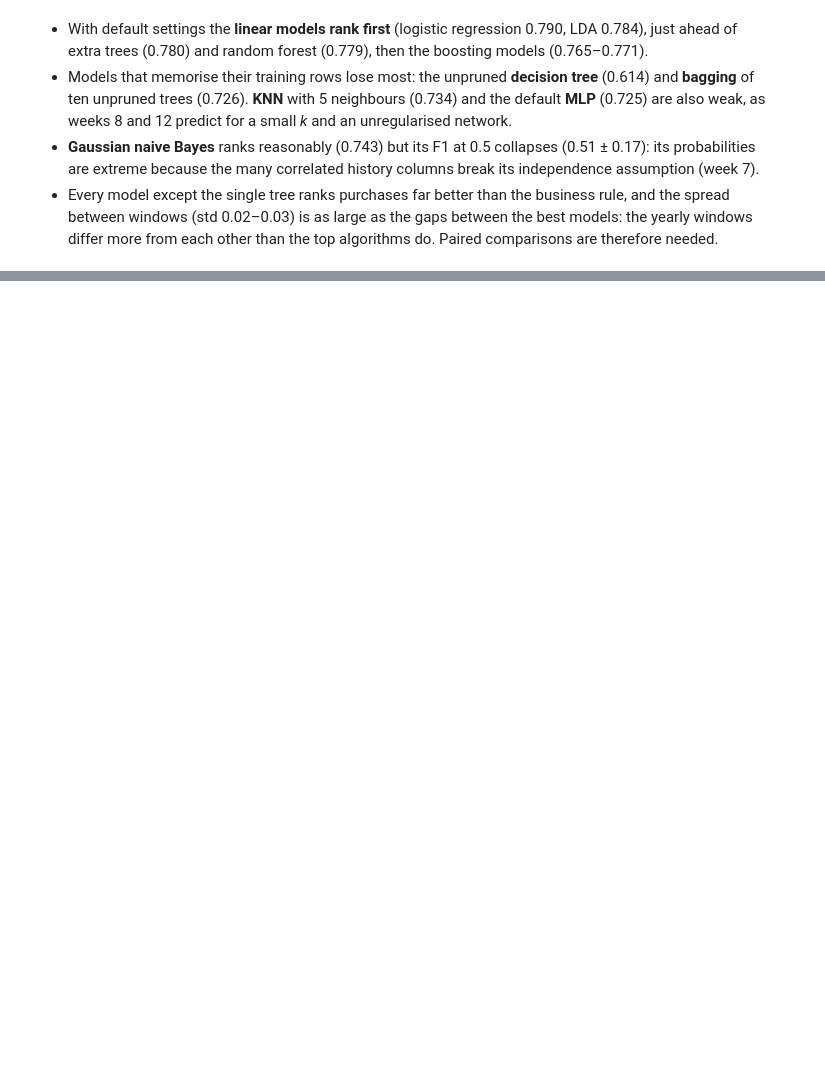
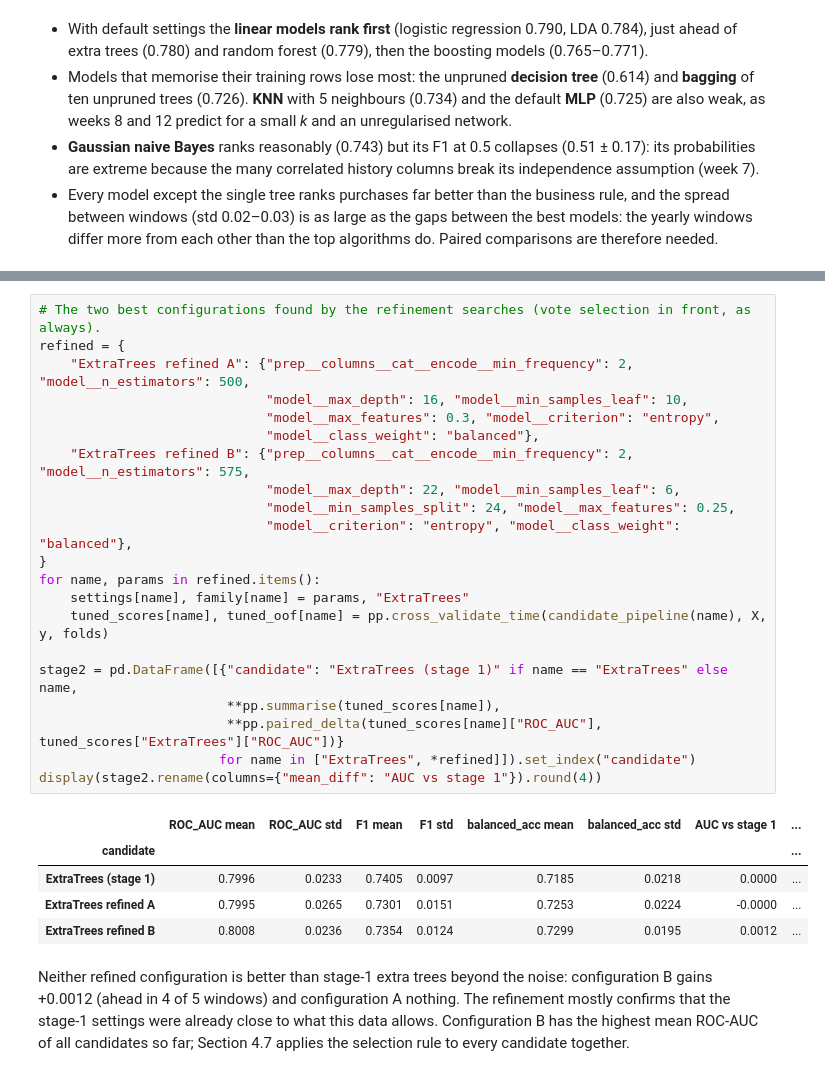
Before and after one commit to GoncaloGouveia04/ML_Project, a Jupyter notebook: notebooks/04_Modelling_and_Optimisation.ipynb, the cells around one changed output, grey strips where cells are left out. Drawn from its saved outputs; the diff is of its cells as text; blank space fills up the shorter version.

```diff
--- a/notebooks/04_Modelling_and_Optimisation.ipynb
+++ b/notebooks/04_Modelling_and_Optimisation.ipynb
@@ -349 +307,30 @@ display(effect.round(4))
+# %%
+# The two best configurations found by the refinement searches (vote selection in front, as always).
+refined = {
+    "ExtraTrees refined A": {"prep__columns__cat__encode__min_frequency": 2, "model__n_estimators": 500,
+                             "model__max_depth": 16, "model__min_samples_leaf": 10,
+                             "model__max_features": 0.3, "model__criterion": "entropy",
+                             "model__class_weight": "balanced"},
+    "ExtraTrees refined B": {"prep__columns__cat__encode__min_frequency": 2, "model__n_estimators": 575,
+                             "model__max_depth": 22, "model__min_samples_leaf": 6,
+                             "model__min_samples_split": 24, "model__max_features": 0.25,
+                             "model__criterion": "entropy", "model__class_weight": "balanced"},
+}
+for name, params in refined.items():
+    settings[name], family[name] = params, "ExtraTrees"
+    tuned_scores[name], tuned_oof[name] = pp.cross_validate_time(candidate_pipeline(name), X, y, folds)
+
+stage2 = pd.DataFrame([{"candidate": "ExtraTrees (stage 1)" if name == "ExtraTrees" else name,
+                        **pp.summarise(tuned_scores[name]),
+                        **pp.paired_delta(tuned_scores[name]["ROC_AUC"], tuned_scores["ExtraTrees"]["ROC_AUC"])}
+                       for name in ["ExtraTrees", *refined]]).set_index("candidate")
+display(stage2.rename(columns={"mean_diff": "AUC vs stage 1"}).round(4))
+# %% [output]
+|  | ROC_AUC mean | ROC_AUC std | F1 mean | F1 std | balanced_acc mean | balanced_acc std | AUC vs stage 1 | ... |
+| candidate |  |  |  |  |  |  |  | ... |
+| ExtraTrees (stage 1) | 0.7996 | 0.0233 | 0.7405 | 0.0097 | 0.7185 | 0.0218 | 0.0000 | ... |
+| ExtraTrees refined A | 0.7995 | 0.0265 | 0.7301 | 0.0151 | 0.7253 | 0.0224 | -0.0000 | ... |
+| ExtraTrees refined B | 0.8008 | 0.0236 | 0.7354 | 0.0124 | 0.7299 | 0.0195 | 0.0012 | ... |
+# %% [markdown]
+Neither refined configuration is better than stage-1 extra trees beyond the noise: configuration B gains +0.0012 (ahead in 4 of 5 windows) and configuration A nothing. The refinement mostly confirms that the stage-1 settings were already close to what this data allows. Configuration B has the highest mean ROC-AUC of all candidates so far; Section 4.7 applies the selection rule to every candidate together.
 # %% [markdown]
```
Also changed, not shown: parts of 26 cells of this notebook, 19 other files.
